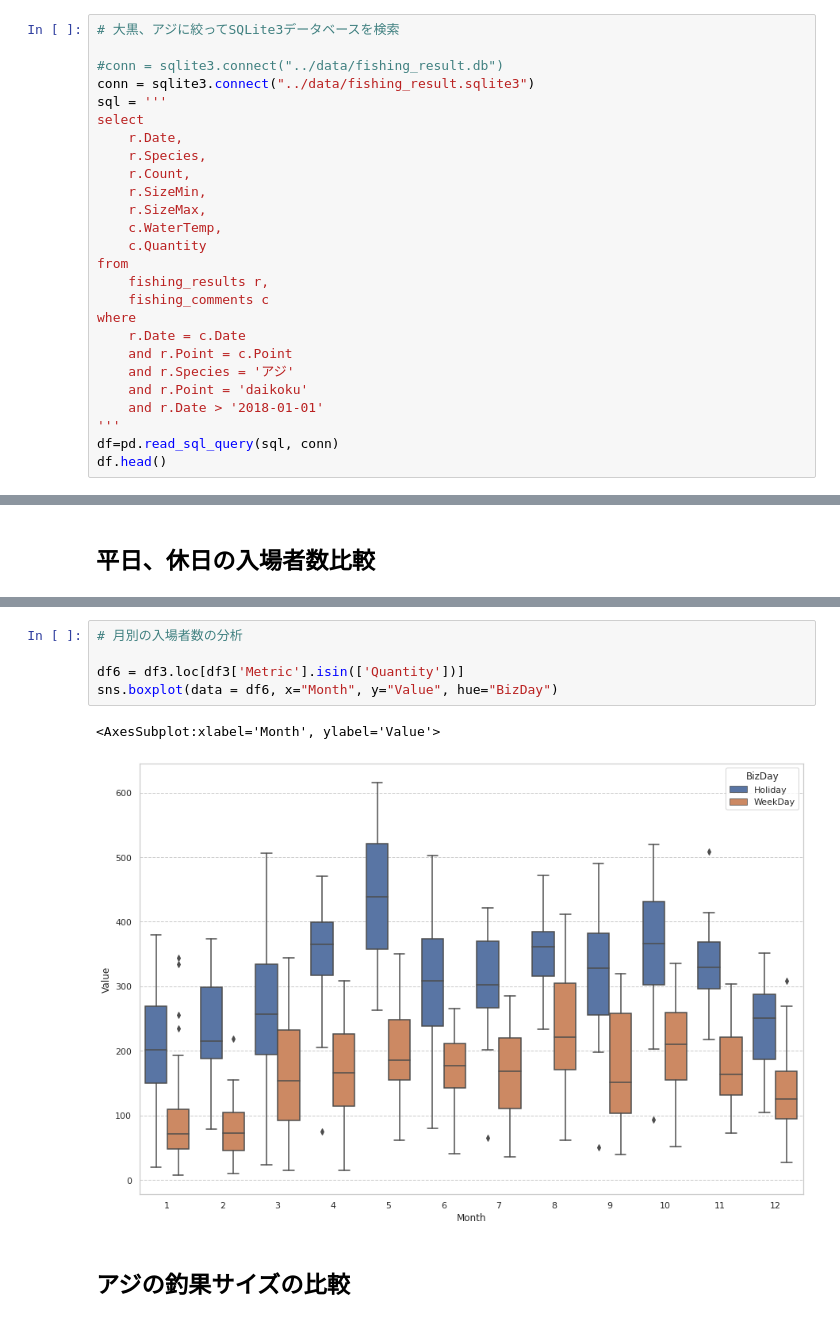
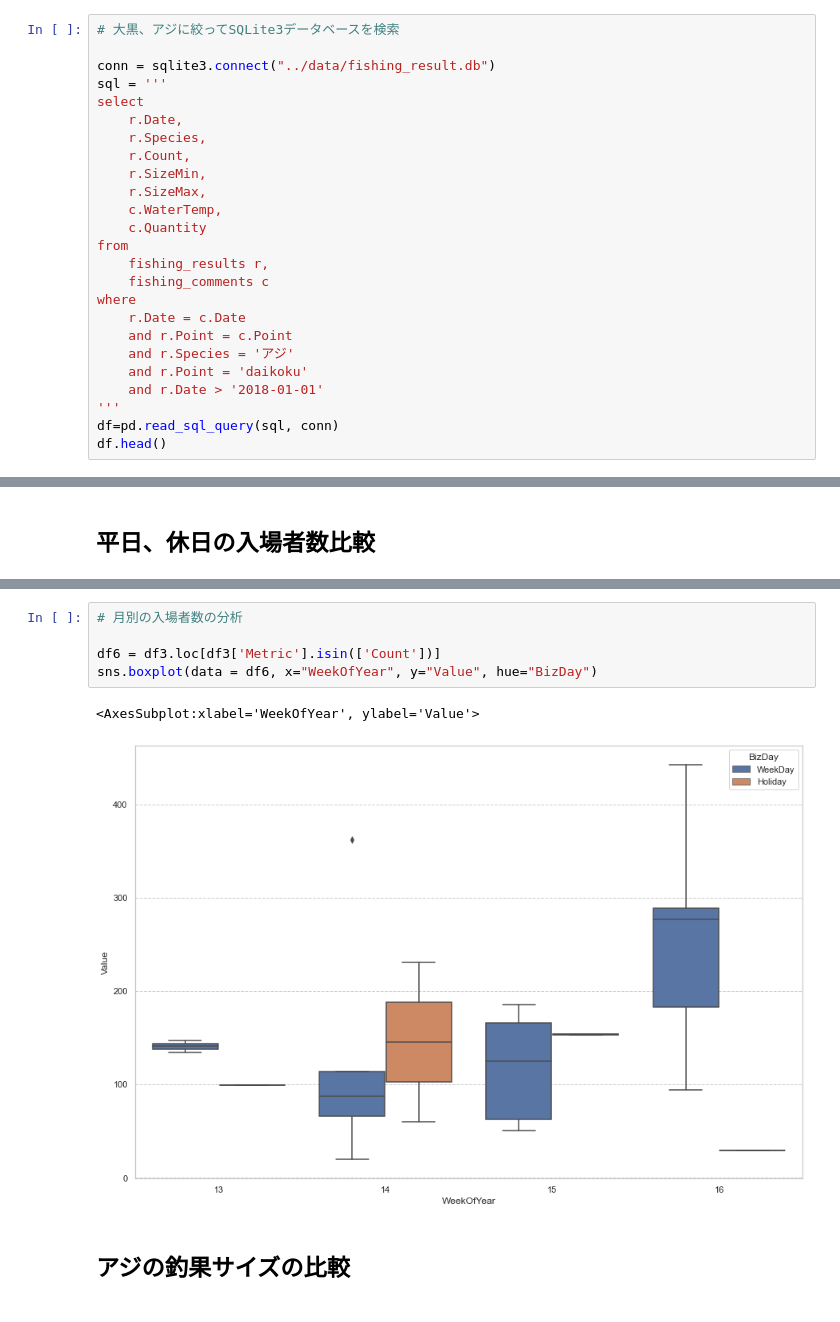
Before and after one commit to getperf/fishing-piers-fan, a Jupyter notebook: notebook/daikoku_vistors_analysis.ipynb, the cells around one changed output, grey strips where cells are left out. Saved outputs shown, nothing was run; the diff lists cells and outputs as text.

```diff
--- a/notebook/daikoku_vistors_analysis.ipynb
+++ b/notebook/daikoku_vistors_analysis.ipynb
@@ -31,8 +31,7 @@ print(Config.get_db_path())
 # %%
 # 大黒、アジに絞ってSQLite3データベースを検索
 
-#conn = sqlite3.connect("../data/fishing_result.db")
-conn = sqlite3.connect("../data/fishing_result.sqlite3")
+conn = sqlite3.connect("../data/fishing_result.db")
 sql = '''
 select
     r.Date,
@@ -133,11 +132,11 @@ df3.head()
 # %%
 # 月別の入場者数の分析
 
-df6 = df3.loc[df3['Metric'].isin(['Quantity'])]
-sns.boxplot(data = df6, x="Month", y="Value", hue="BizDay")
+df6 = df3.loc[df3['Metric'].isin(['Count'])]
+sns.boxplot(data = df6, x="WeekOfYear", y="Value", hue="BizDay")
 # %% [output]
-<AxesSubplot:xlabel='Month', ylabel='Value'>
+<AxesSubplot:xlabel='WeekOfYear', ylabel='Value'>
-[figure, old version]
+[figure, new version]
 # %% [markdown]
 ## アジの釣果サイズの比較
 # %%
```
Also changed, not shown: parts of 6 cells of this notebook, 18 other files.
